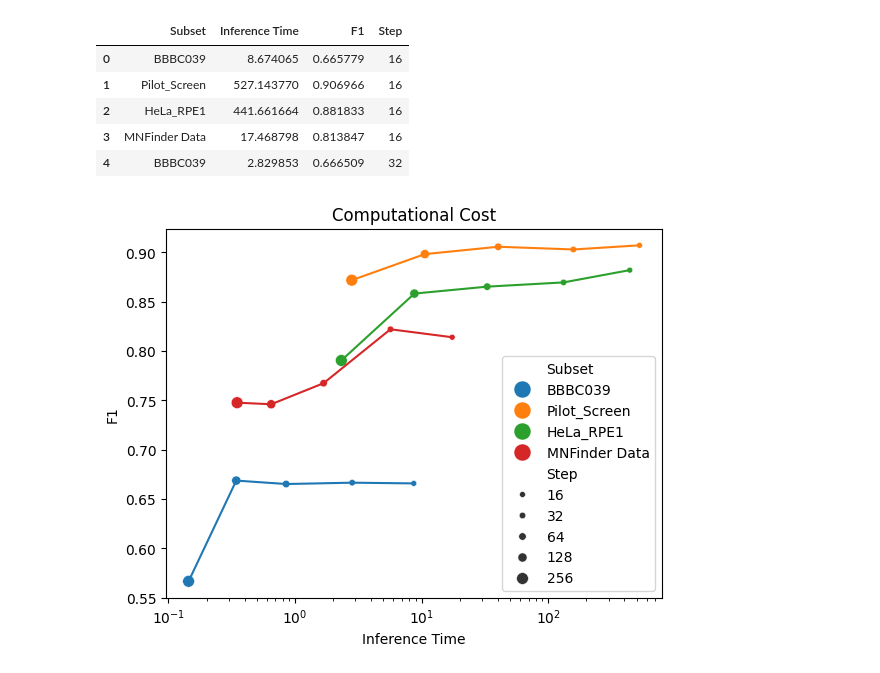
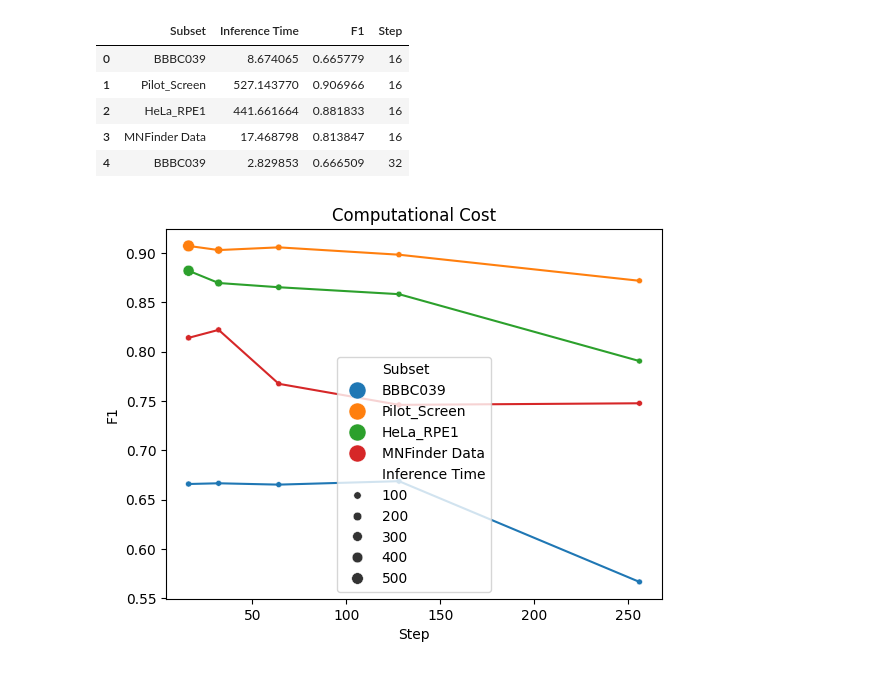
Before and after one commit to CaicedoLab/micronuclei-detection, a Jupyter notebook: figures/figure5.ipynb, the cells around one changed output. Cells and saved outputs as stored; diff of their text form; code cells hidden in the pictures.

```diff
--- a/figures/figure5.ipynb
+++ b/figures/figure5.ipynb
@@ -113,28 +140,28 @@ cost.head()
 | 4 | BBBC039 | 2.829853 | 0.666509 | 32 |
 # %%
 plot_cost = sb.scatterplot(
-    x=cost['Inference Time'],
+    x=cost['Step'],
     y=cost['F1'],
-    size=cost['Step'],
+    size=cost['Inference Time'],
     hue=cost['Subset'],
     s=150
 )
 
 palette = dict(zip(cost['Subset'].unique(), sb.color_palette()))
 for subset, group_data in cost.groupby('Subset'):
-    group_data = group_data.sort_values('Inference Time')  # sort so lines look clean
+    group_data = group_data.sort_values('Step')  # sort so lines look clean
     plt.plot(
-        group_data['Inference Time'],
+        group_data['Step'],
         group_data['F1'],
         color=palette[subset],
         linestyle='-'
     )
 
-plt.xscale('log')
+# plt.xscale('log')
 plt.title('Computational Cost')
 plt.show()
 # %% [output]
-[figure, old version]
+[figure, new version]
 # %%
 df_time = pd.read_csv('/scr/yren/dinomn_figures/figure5_inference_time.csv')
 df_time.head()
```
Also changed, not shown: parts of 9 cells of this notebook, 4 other files.
